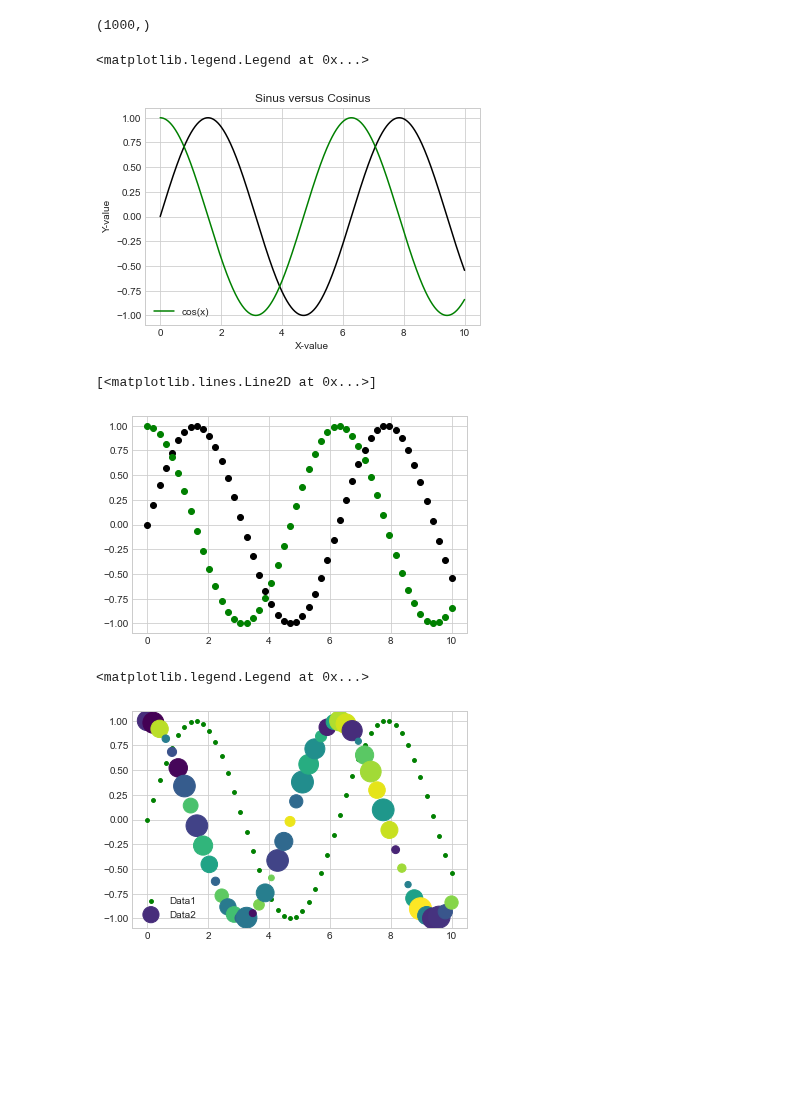
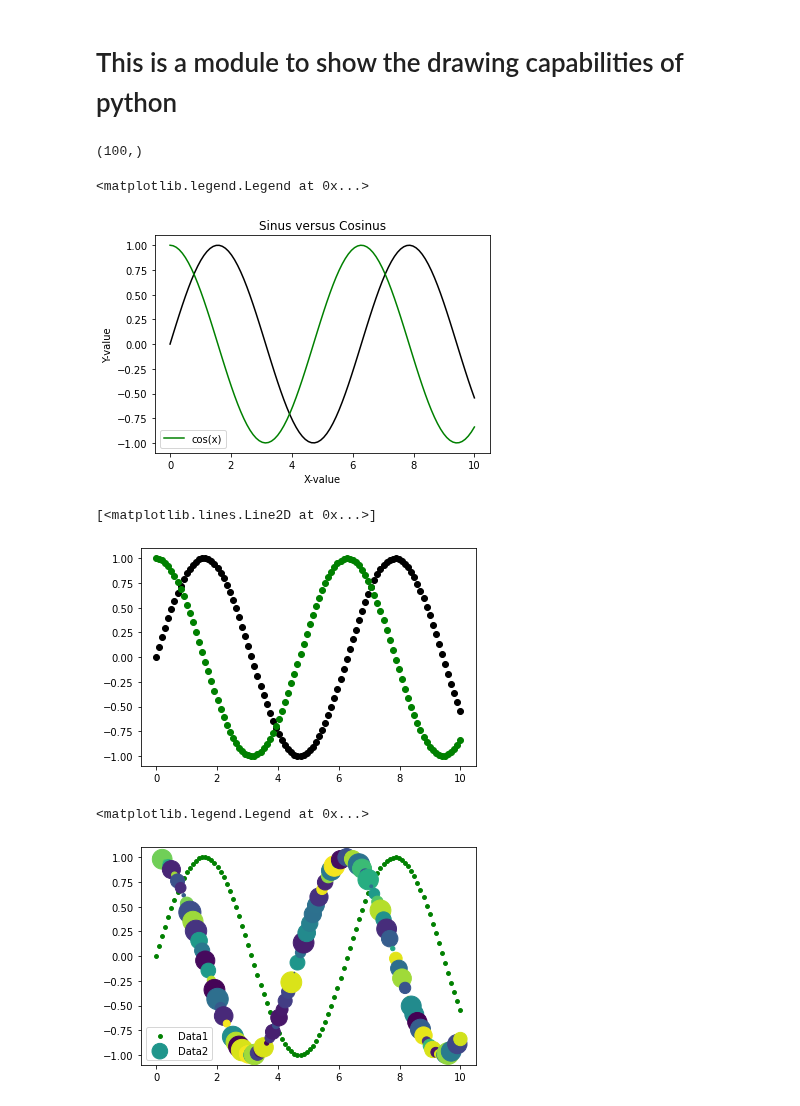
Before and after one commit to mouzkolit/NeuroBeginner, a Jupyter notebook: Scripts/Basic Matplotlib.ipynb, the cells around one changed output. Saved outputs shown, nothing was run; the diff lists cells and outputs as text; code cells hidden in the pictures; blank space fills up the shorter version.

```diff
--- a/Scripts/Basic Matplotlib.ipynb
+++ b/Scripts/Basic Matplotlib.ipynb
@@ -3,15 +1,16 @@
+# %% [markdown]
+# This is a module to show the drawing capabilities of python
 # %%
 # as usual we import the Modules that we need for the analysis
 import numpy as np
 import matplotlib.pyplot as plt
 %matplotlib inline
-plt.style.use("seaborn-whitegrid")
 # %%
 # lets initalize a random numpy array
-array = np.linspace(0,10,1000)
+array = np.linspace(0,10,100)
 array.shape
 # %% [output]
-(1000,)
+(100,)
 # %%
 # initialize a figure object
 # the most easiest one is probably a line diagram
@@ -37,7 +36,7 @@ plt.axis("tight")
 plt.legend()
 # %% [output]
 <matplotlib.legend.Legend at 0x...>
-[figure, old version]
+[figure, new version]
 # %%
 fig = plt.figure() # here we can further decide on how many plots and the figure size
 ax = plt.axes()
@@ -52,26 +51,26 @@ plt.plot(array,
          label = "cos(x)") # we can also add a label
 # %% [output]
 [<matplotlib.lines.Line2D at 0x...>]
-[figure, old version]
+[figure, new version]
 # %%
 # therefore we could also just do
 fig = plt.figure
 ax = plt.axes()
-colors = np.random.rand(50)
-sizes = 500* np.random.rand(50)
+colors = np.random.rand(100)
+sizes = 500* np.random.rand(100)
 # this function can be also used to give different sizes to the different points
 # this can act as additional dimension for the viewer
 plt.scatter(array, np.sin(array), color = "green", s = 15, label = "Data1")
 plt.scatter(array,
             np.cos(array),
             c = colors,
             s = sizes,
             cmap = "viridis",
             label = "Data2")
 plt.legend()
 # %% [output]
 <matplotlib.legend.Legend at 0x...>
-[figure, old version]
+[figure, new version]
 # %%
 # therefore we could also just do
 fig = plt.figure
```
Also changed, not shown: parts of 13 cells of this notebook, 9 other files.
